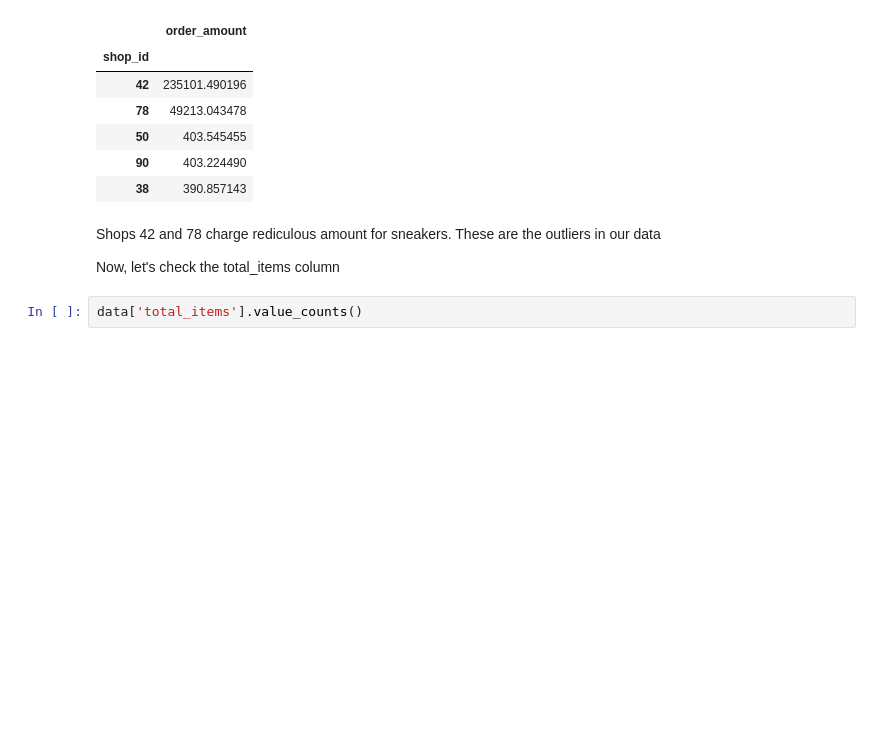
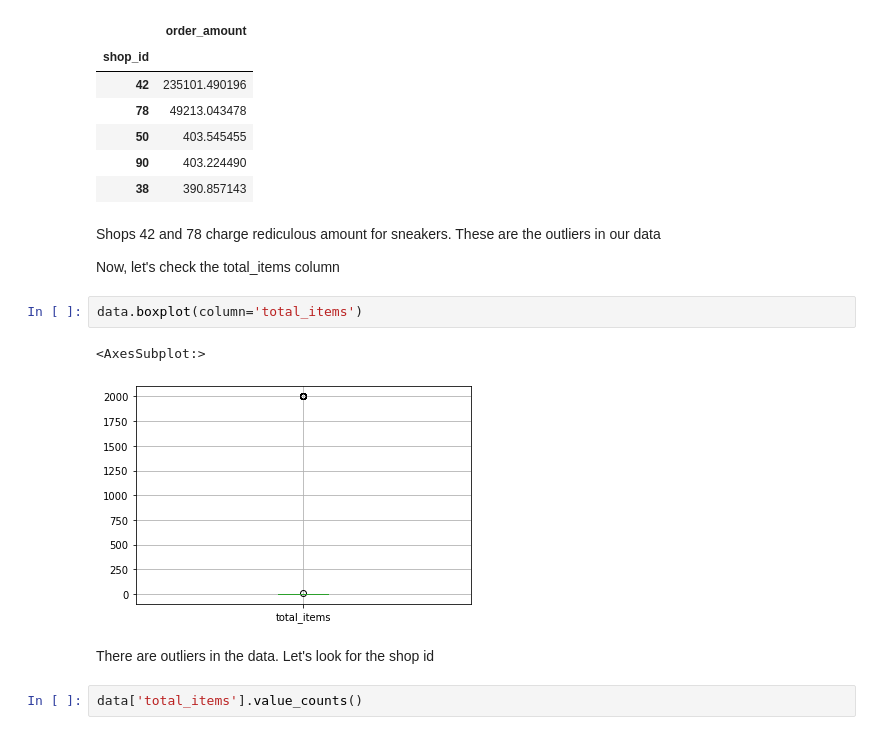
Before and after one commit to VictorUmunna/Shopify_Winter_2022_Data_Science_Intern_Challenge, a Jupyter notebook: Python_Challenge.ipynb, the cells around one changed output. Drawn from its saved outputs; the diff is of its cells as text; blank space fills up the shorter version.

```diff
--- a/Python_Challenge.ipynb
+++ b/Python_Challenge.ipynb
@@ -96,6 +96,13 @@ result.head()
 Shops 42 and 78 charge rediculous amount for sneakers. These are the outliers in our data
 
 Now, let's check the total_items column
+# %%
+data.boxplot(column='total_items')
+# %% [output]
+<AxesSubplot:>
+[figure, added]
+# %% [markdown]
+There are outliers in the data. Let's look for the shop id
 # %%
 data['total_items'].value_counts()
 # %% [output]
```
Also changed, not shown: parts of 13 cells of this notebook.
